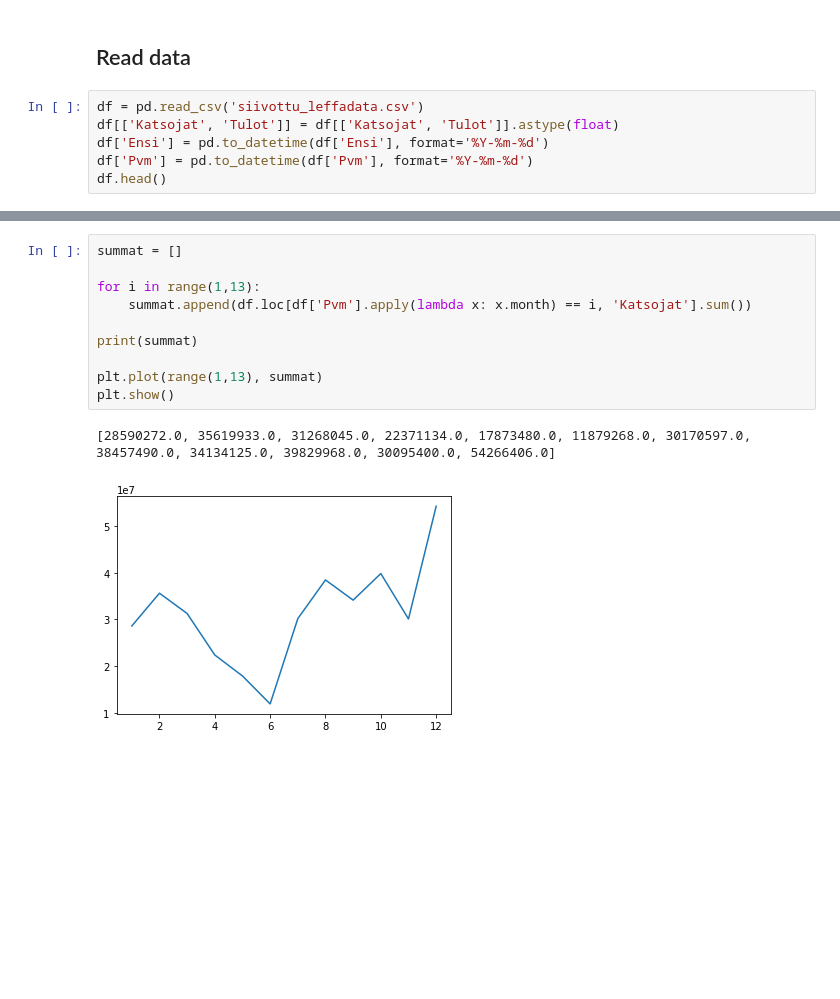
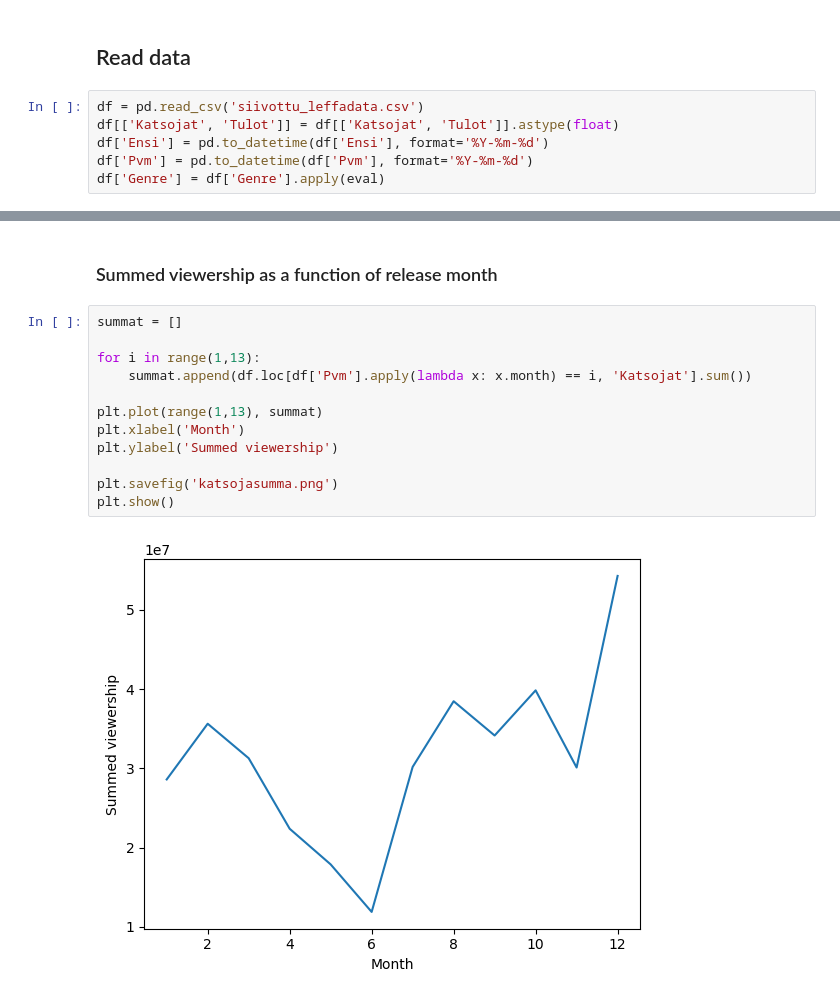
Before and after one commit to elmanevala/LeffatLoskatJaLantit, a Jupyter notebook: data_cleanup/maranplotit.ipynb, the cells around one changed output, grey strips where cells are left out. Saved outputs shown, nothing was run; the diff lists cells and outputs as text; blank space fills up the shorter version.

```diff
--- a/data_cleanup/maranplotit.ipynb
+++ b/data_cleanup/maranplotit.ipynb
@@ -17,4 +17,4 @@ df = pd.read_csv('siivottu_leffadata.csv')
 df[['Katsojat', 'Tulot']] = df[['Katsojat', 'Tulot']].astype(float)
 df['Ensi'] = pd.to_datetime(df['Ensi'], format='%Y-%m-%d')
 df['Pvm'] = pd.to_datetime(df['Pvm'], format='%Y-%m-%d')
-df.head()
+df['Genre'] = df['Genre'].apply(eval)
@@ -28,13 +21,16 @@ df.head()
+# %% [markdown]
+<h3>Summed viewership as a function of release month</h3>
 # %%
 summat = []
 
 for i in range(1,13):
     summat.append(df.loc[df['Pvm'].apply(lambda x: x.month) == i, 'Katsojat'].sum())
 
-print(summat)
+plt.plot(range(1,13), summat)
+plt.xlabel('Month')
+plt.ylabel('Summed viewership')
 
-plt.plot(range(1,13), summat)
+plt.savefig('katsojasumma.png')
 plt.show()
 # %% [output]
-[28590272.0, 35619933.0, 31268045.0, 22371134.0, 17873480.0, 11879268.0, 30170597.0, 38457490.0, 34134125.0, 39829968.0, 30095400.0, 54266406.0]
-[figure, old version]
+[figure, new version]
```
Also changed, not shown: parts of 7 cells of this notebook, 1 other file.
